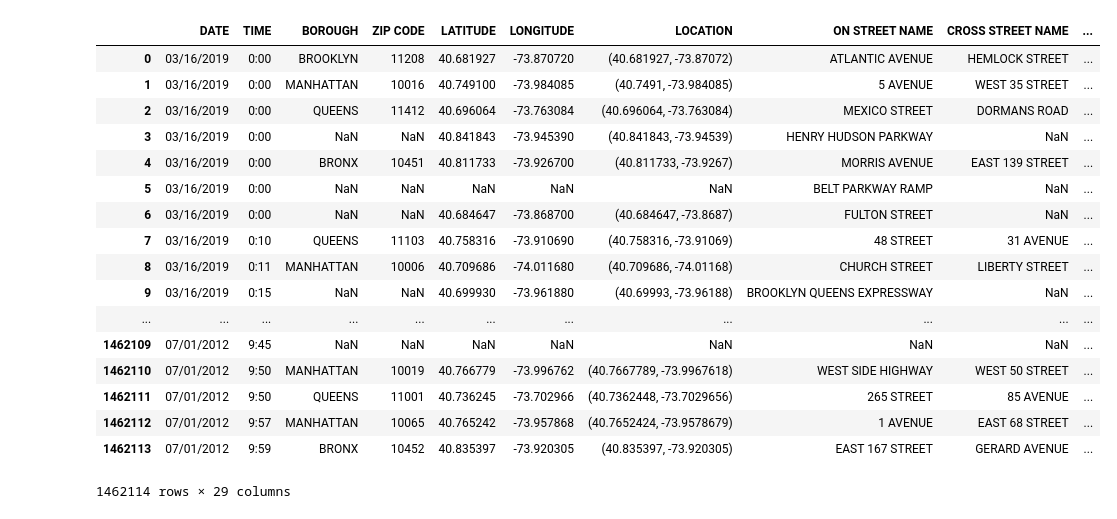
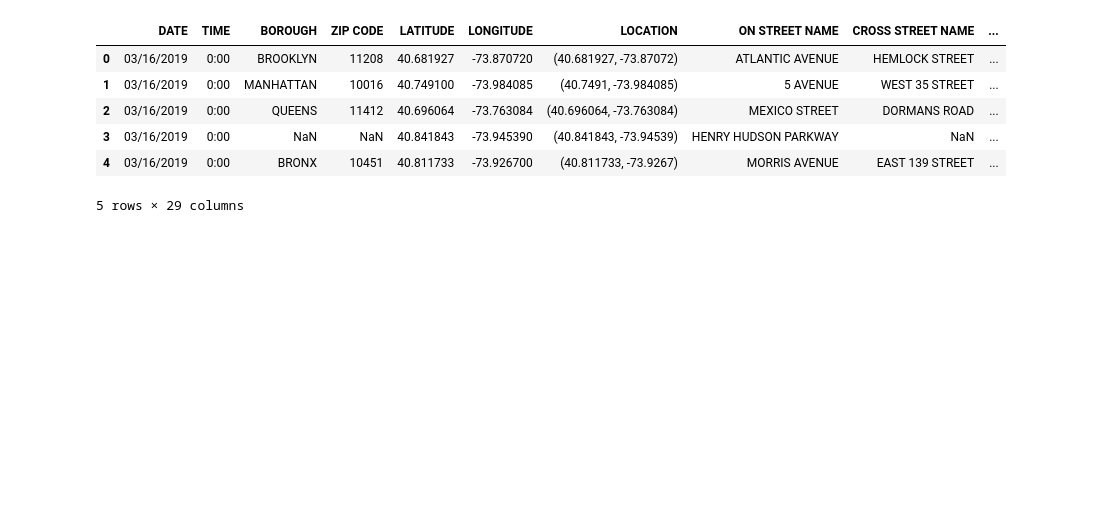
Before and after one commit to huntercash/ProjectOne, a Jupyter notebook: notebooks/Ibrahim.ipynb, the cells around one changed output. Saved outputs shown, nothing was run; the diff lists cells and outputs as text; code cells hidden in the pictures; blank space fills up the shorter version.

```diff
--- a/notebooks/Ibrahim.ipynb
+++ b/notebooks/Ibrahim.ipynb
@@ -4,25 +8,14 @@ import pandas as pd
 # %%
 raw_data = '../data/rawdata/NYPD_Motor_Vehicle_Collisions.csv'
 
 nyc_data = pd.read_csv(raw_data)
 
-nyc_data
+nyc_data.head()
 # %% [output]
 |  | DATE | TIME | BOROUGH | ZIP CODE | LATITUDE | LONGITUDE | LOCATION | ON STREET NAME | CROSS STREET NAME | ... |
 | 0 | 03/16/2019 | 0:00 | BROOKLYN | 11208 | 40.681927 | -73.870720 | (40.681927, -73.87072) | ATLANTIC AVENUE | HEMLOCK STREET | ... |
 | 1 | 03/16/2019 | 0:00 | MANHATTAN | 10016 | 40.749100 | -73.984085 | (40.7491, -73.984085) | 5 AVENUE | WEST 35 STREET | ... |
 | 2 | 03/16/2019 | 0:00 | QUEENS | 11412 | 40.696064 | -73.763084 | (40.696064, -73.763084) | MEXICO STREET | DORMANS ROAD | ... |
 | 3 | 03/16/2019 | 0:00 | NaN | NaN | 40.841843 | -73.945390 | (40.841843, -73.94539) | HENRY HUDSON PARKWAY | NaN | ... |
 | 4 | 03/16/2019 | 0:00 | BRONX | 10451 | 40.811733 | -73.926700 | (40.811733, -73.9267) | MORRIS AVENUE | EAST 139 STREET | ... |
-| 5 | 03/16/2019 | 0:00 | NaN | NaN | NaN | NaN | NaN | BELT PARKWAY RAMP | NaN | ... |
-| 6 | 03/16/2019 | 0:00 | NaN | NaN | 40.684647 | -73.868700 | (40.684647, -73.8687) | FULTON STREET | NaN | ... |
-| 7 | 03/16/2019 | 0:10 | QUEENS | 11103 | 40.758316 | -73.910690 | (40.758316, -73.91069) | 48 STREET | 31 AVENUE | ... |
-| 8 | 03/16/2019 | 0:11 | MANHATTAN | 10006 | 40.709686 | -74.011680 | (40.709686, -74.01168) | CHURCH STREET | LIBERTY STREET | ... |
-| 9 | 03/16/2019 | 0:15 | NaN | NaN | 40.699930 | -73.961880 | (40.69993, -73.96188) | BROOKLYN QUEENS EXPRESSWAY | NaN | ... |
-| ... | ... | ... | ... | ... | ... | ... | ... | ... | ... | ... |
-| 1462109 | 07/01/2012 | 9:45 | NaN | NaN | NaN | NaN | NaN | NaN | NaN | ... |
-| 1462110 | 07/01/2012 | 9:50 | MANHATTAN | 10019 | 40.766779 | -73.996762 | (40.7667789, -73.9967618) | WEST SIDE HIGHWAY | WEST 50 STREET | ... |
-| 1462111 | 07/01/2012 | 9:50 | QUEENS | 11001 | 40.736245 | -73.702966 | (40.7362448, -73.7029656) | 265 STREET | 85 AVENUE | ... |
-| 1462112 | 07/01/2012 | 9:57 | MANHATTAN | 10065 | 40.765242 | -73.957868 | (40.7652424, -73.9578679) | 1 AVENUE | EAST 68 STREET | ... |
-| 1462113 | 07/01/2012 | 9:59 | BRONX | 10452 | 40.835397 | -73.920305 | (40.835397, -73.920305) | EAST 167 STREET | GERARD AVENUE | ... |
-1462114 rows × 29 columns
+5 rows × 29 columns
```
Also changed, not shown: parts of 12 cells of this notebook, 2 other files.
